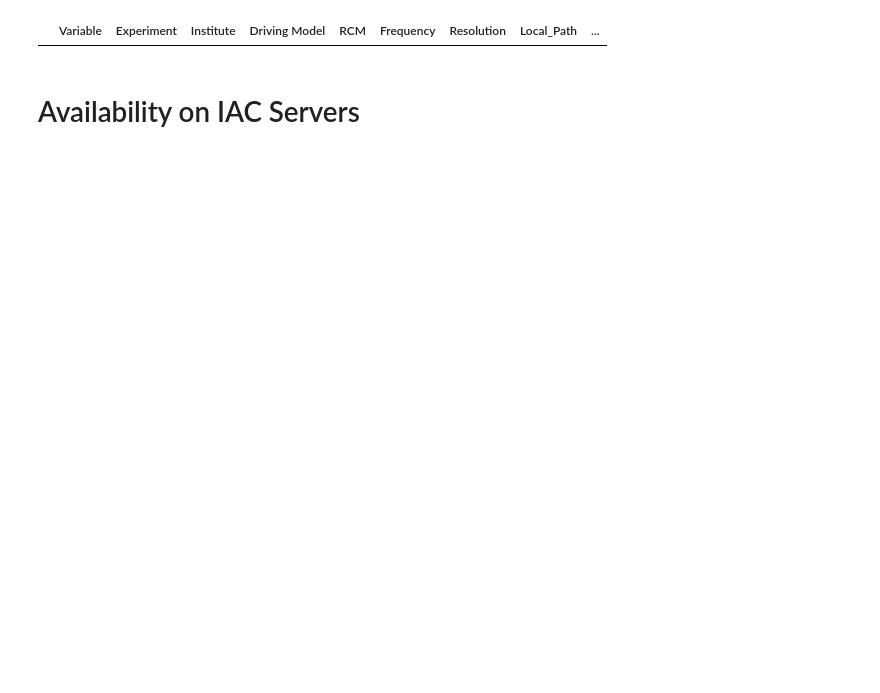
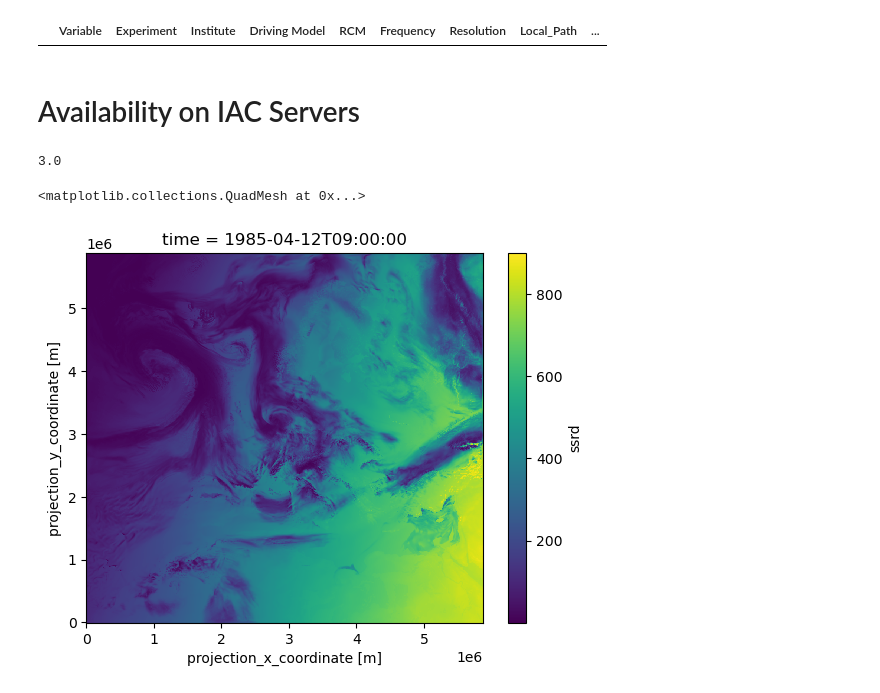
Before and after one commit to yasserhaddad/CORDEX2Energy, a Jupyter notebook: notebooks/check_availability_vars.ipynb, the cells around one changed output. Cells and saved outputs as stored; diff of their text form; code cells hidden in the pictures; blank space fills up the shorter version.

```diff
--- a/notebooks/check_availability_vars.ipynb
+++ b/notebooks/check_availability_vars.ipynb
@@ -90,3 +90,20 @@ df[(df["Variable"] == "va100m") & (df["Frequency"] == "3hr") & (df["Experiment"]
 # Availability on IAC Servers
 # %%
 df_on_server = df[df["Exists_Locally"] == True]
+# %%
+import sys
+sys.path.append("..")
+from src.utils_xarray import (
+    get_time_resolution
+)
+get_time_resolution(xr.open_zarr(Path(paths["path_data_processed"]) /
+                  "cerra_processed" /
+                  "regridded" /
+                  "ssrd.zarr")).total_seconds() / 3600
+# %% [output]
+3.0
+# %%
+((xr.open_dataset(sorted((Path(paths["path_data_cerra"]) / "original" / "ssrd").glob("*"))[0]).ssrd.isel(time=810)) / (3 * 3600)).plot()
+# %% [output]
+<matplotlib.collections.QuadMesh at 0x...>
+[figure, added]
```
Also changed, not shown: parts of 3 cells of this notebook, 10 other files.
